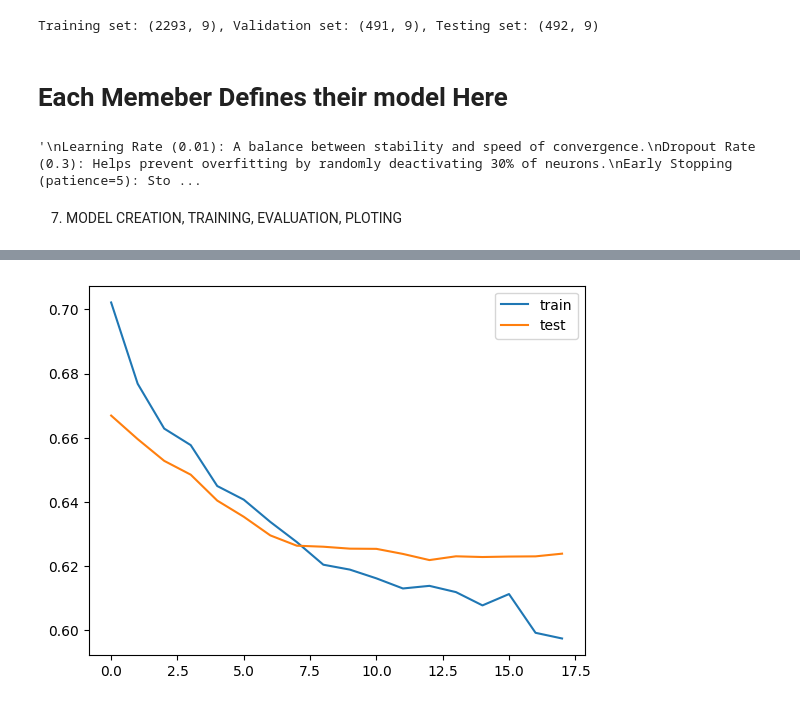
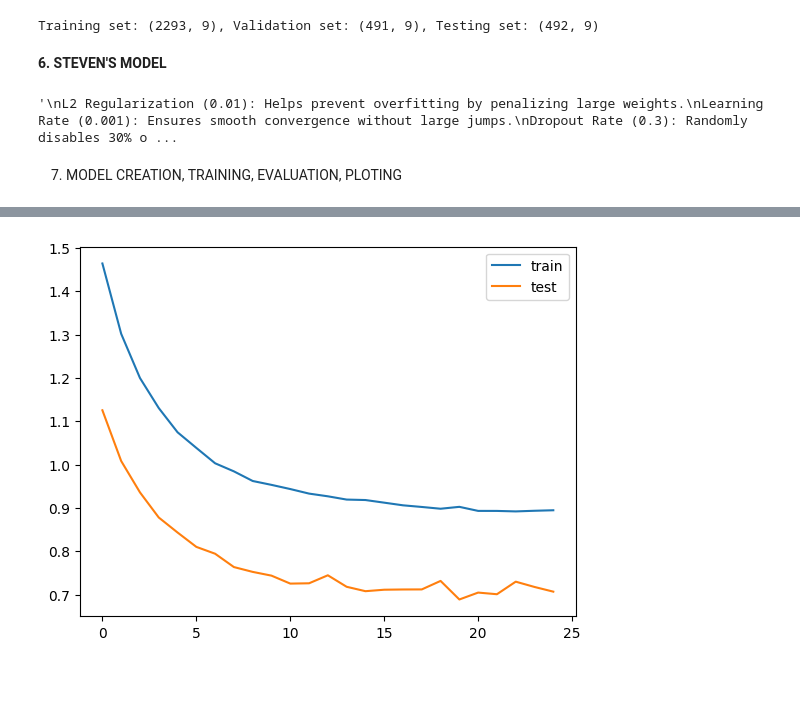
Before and after one commit to shyakx/Water_Quality_Model, a Jupyter notebook: Water_Quality_Model_Steven_SHYAKA.ipynb, the cells around one changed output, grey strips where cells are left out. Drawn from its saved outputs; the diff is of its cells as text; code cells hidden in the pictures; blank space fills up the shorter version.

Commit message:
Trained using colab

```diff
--- a/Water_Quality_Model_Steven_SHYAKA.ipynb
+++ b/Water_Quality_Model_Steven_SHYAKA.ipynb
@@ -109,16 +113,22 @@ X_val, X_test, Y_val, Y_test = train_test_split(X_temp, Y_temp, test_size=0.5, r
 print(f"Training set: {X_train.shape}, Validation set: {X_val.shape}, Testing set: {X_test.shape}")
 # %% [output]
 Training set: (2293, 9), Validation set: (491, 9), Testing set: (492, 9)
-# %% [markdown]
-# Each Memeber Defines their model Here
+# %% [markdown]
+**6. STEVEN'S MODEL**
 # %%
 #Model Definition by Steven
-def steven_model(learning_rate=0.001, dropout_rate=0.3):
+from tensorflow import keras
+
+from tensorflow import keras
+from tensorflow.keras import regularizers
+
+# Model Definition with L2 Regularization
+def steven_model(learning_rate=0.001, dropout_rate=0.3, l2_lambda=0.01):
     model = keras.Sequential([
-        keras.layers.Input(shape=(X_train.shape[1],)),  # Define input shape here
-        keras.layers.Dense(64, activation='relu'),
+        keras.layers.Input(shape=(9,)),  # Define input shape with 9 features
+        keras.layers.Dense(64, activation='relu', kernel_regularizer=regularizers.l2(l2_lambda)),
         keras.layers.Dropout(dropout_rate),
-        keras.layers.Dense(32, activation='relu'),
+        keras.layers.Dense(32, activation='relu', kernel_regularizer=regularizers.l2(l2_lambda)),
         keras.layers.Dropout(dropout_rate),
         keras.layers.Dense(1, activation='sigmoid')
     ])
@@ -127,29 +137,33 @@ def steven_model(learning_rate=0.001, dropout_rate=0.3):
     model.compile(optimizer=optimizer, loss='binary_crossentropy', metrics=['accuracy'])
     return model
 
+# Define class weights (increase weight for Class 1)
+class_weights = {0: 1, 1: 2}
 
 # Define training parameters
 learning_rate = 0.001
-dropout_rate = 0.3
+dropout_rate = 0.2
+l2_lambda = 0.005  # L2 regularization
 early_stopping = keras.callbacks.EarlyStopping(monitor='val_loss', patience=5, restore_best_weights=True)
 
 # Explanation of Optimization Techniques
 
 """
-Learning Rate (0.01): A balance between stability and speed of convergence.
-Dropout Rate (0.3): Helps prevent overfitting by randomly deactivating 30% of neurons.
-Early Stopping (patience=5): Stops training when validation loss does not improve for 5 consecutive epochs.
-These choices ensure the model generalizes well without overfitting or underfitting.
+L2 Regularization (0.01): Helps prevent overfitting by penalizing large weights.
+Learning Rate (0.001): Ensures smooth convergence without large jumps.
+Dropout Rate (0.3): Randomly disables 30% of neurons to prevent overfitting.
+Early Stopping (patience=5): Stops training when validation loss stagnates for 5 epochs.
 """
 # %% [output]
-'\nLearning Rate (0.01): A balance between stability and speed of convergence.\nDropout Rate (0.3): Helps prevent overfitting by randomly deactivating 30% of neurons.\nEarly Stopping (patience=5): Sto ...
+'\nL2 Regularization (0.01): Helps prevent overfitting by penalizing large weights.\nLearning Rate (0.001): Ensures smooth convergence without large jumps.\nDropout Rate (0.3): Randomly disables 30% o ...
 # %% [markdown]
 7. MODEL CREATION, TRAINING, EVALUATION, PLOTING
 # %%
 
 # Create and train the model
-model = steven_model(learning_rate, dropout_rate)
-history = model.fit(X_train, Y_train, validation_data=(X_val, Y_val), epochs=50, batch_size=32, callbacks=[early_stopping])
+model = steven_model()
+history = model.fit(X_train, Y_train, validation_data=(X_val, Y_val), epochs=50,
+                    batch_size=32, class_weight=class_weights, callbacks=[early_stopping])
 
 # evaluate the model
 y_pred = (model.predict(X_test) > 0.5).astype(int)
@@ -180 +194 @@ weighted avg       0.69      0.69      0.66       492
-[figure, old version]
+[figure, new version]
```
Also changed, not shown: parts of 9 cells of this notebook.
